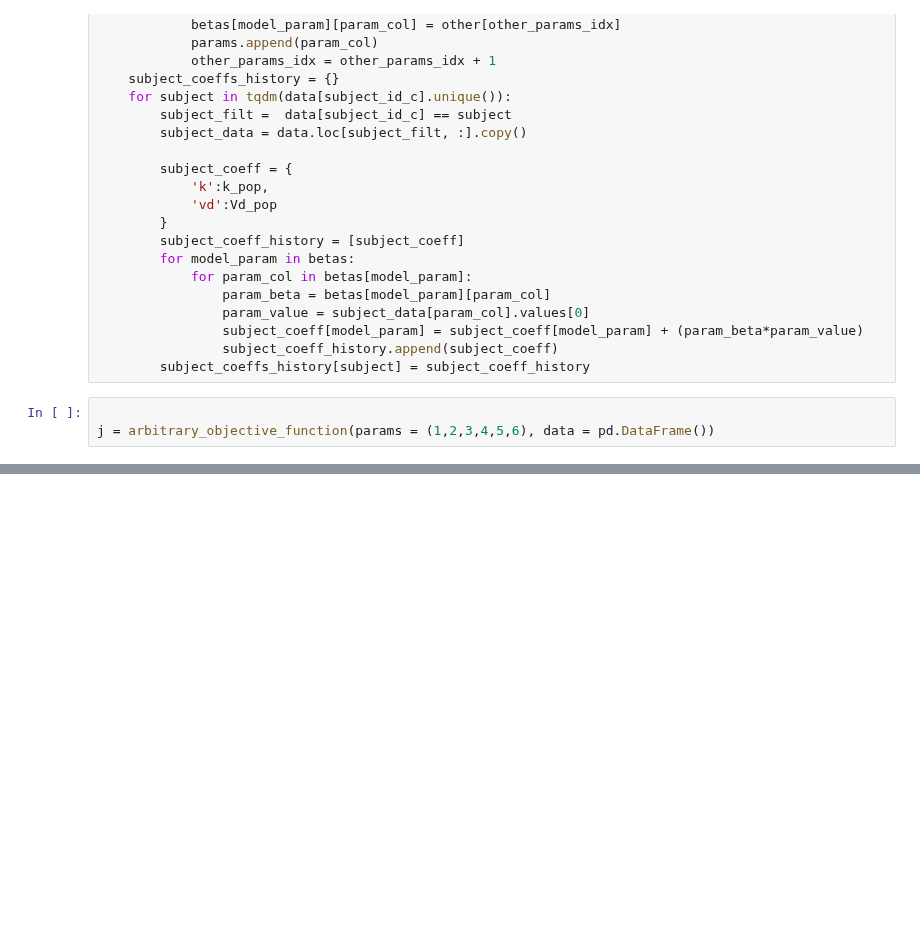
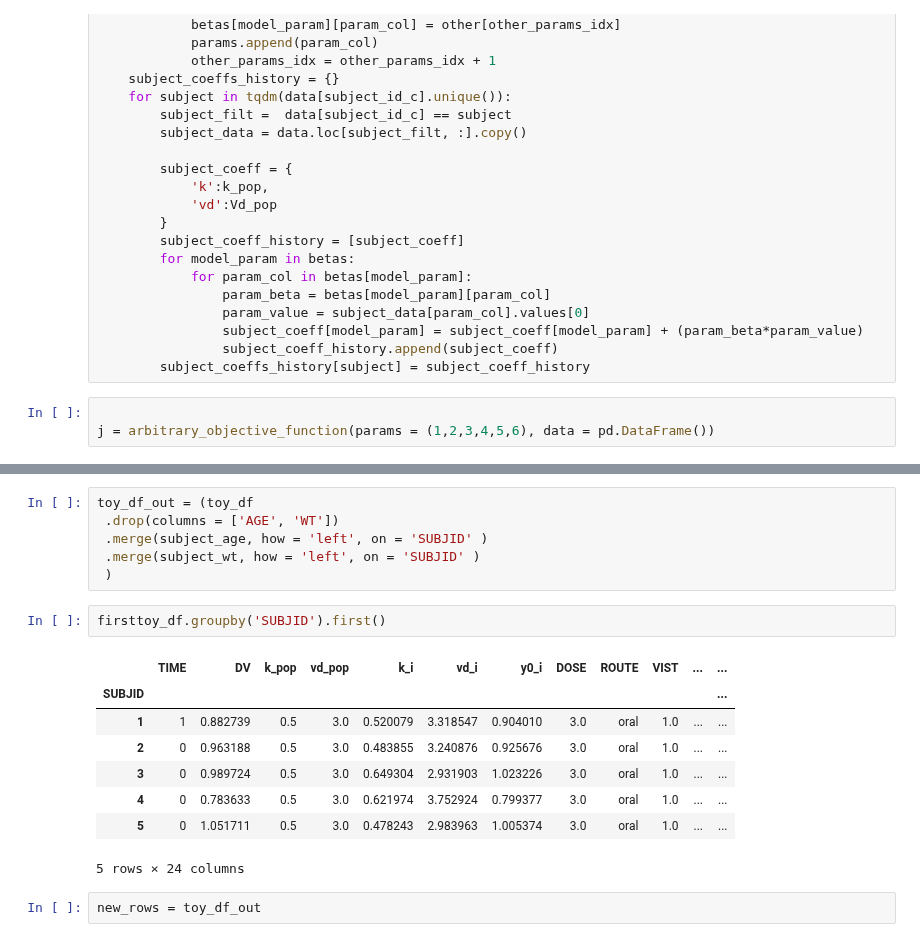
Before and after one commit to kelleyjbrady/NiceODE, a Jupyter notebook: Untitled-1.ipynb, the cells around one changed output, grey strips where cells are left out. Saved outputs shown, nothing was run; the diff lists cells and outputs as text; blank space fills up the shorter version.

```diff
--- a/Untitled-1.ipynb
+++ b/Untitled-1.ipynb
@@ -86,0 +419,19 @@ j = arbitrary_objective_function(params = (1,2,3,4,5,6), data = pd.DataFrame())
+# %%
+toy_df_out = (toy_df
+ .drop(columns = ['AGE', 'WT'])
+ .merge(subject_age, how = 'left', on = 'SUBJID' )
+ .merge(subject_wt, how = 'left', on = 'SUBJID' )
+ )
+# %%
+firsttoy_df.groupby('SUBJID').first()
+# %% [output]
+|  | TIME | DV | k_pop | vd_pop | k_i | vd_i | y0_i | DOSE | ROUTE | VIST | ... | ... |
+| SUBJID |  |  |  |  |  |  |  |  |  |  |  | ... |
+| 1 | 1 | 0.882739 | 0.5 | 3.0 | 0.520079 | 3.318547 | 0.904010 | 3.0 | oral | 1.0 | ... | ... |
+| 2 | 0 | 0.963188 | 0.5 | 3.0 | 0.483855 | 3.240876 | 0.925676 | 3.0 | oral | 1.0 | ... | ... |
+| 3 | 0 | 0.989724 | 0.5 | 3.0 | 0.649304 | 2.931903 | 1.023226 | 3.0 | oral | 1.0 | ... | ... |
+| 4 | 0 | 0.783633 | 0.5 | 3.0 | 0.621974 | 3.752924 | 0.799377 | 3.0 | oral | 1.0 | ... | ... |
+| 5 | 0 | 1.051711 | 0.5 | 3.0 | 0.478243 | 2.983963 | 1.005374 | 3.0 | oral | 1.0 | ... | ... |
+5 rows × 24 columns
+# %%
+new_rows = toy_df_out
```
Also changed, not shown: parts of 28 cells of this notebook, 3 other files.
